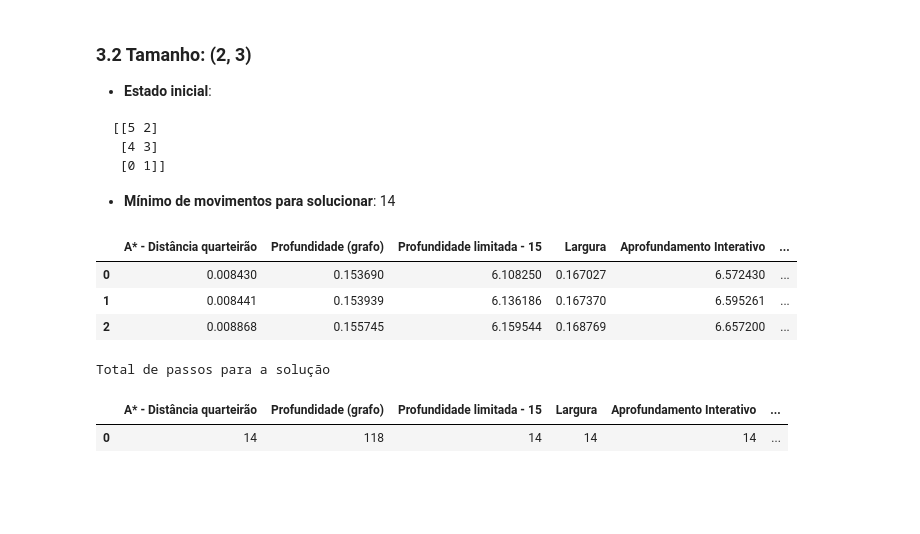
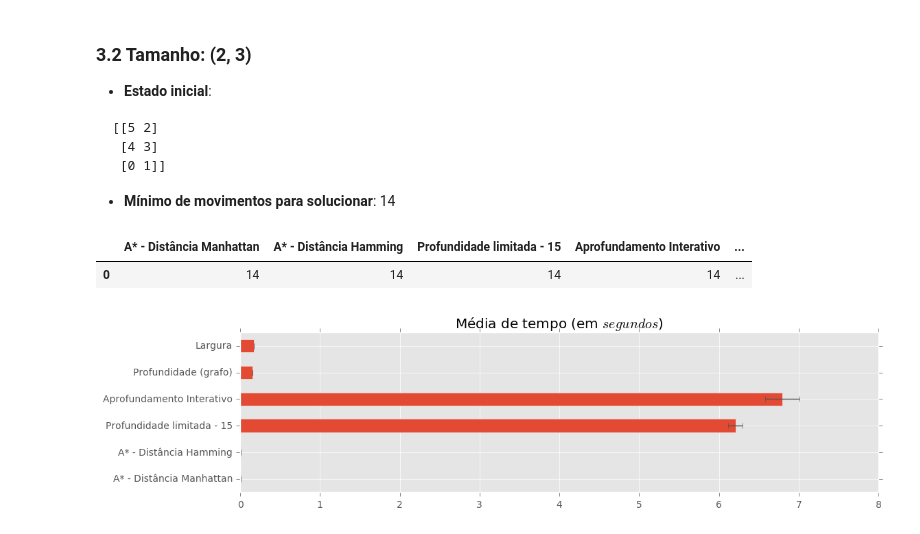
Before and after one commit to IFCE-Ciencia-da-Computacao-2011-2/UDM.279-Inteligencia-Artificial, a Jupyter notebook: Análise de algoritmos de busca no problema Sliding puzzle.ipynb, the cells around one changed output. Cells and saved outputs as stored; diff of their text form; code cells hidden in the pictures; blank space fills up the shorter version.

```diff
--- a/Análise de algoritmos de busca no problema Sliding puzzle.ipynb
+++ b/Análise de algoritmos de busca no problema Sliding puzzle.ipynb
@@ -135,16 +128,10 @@ helper.grafico_desvio_padrao(resultado_2_x_2[0])
 * **Mínimo de movimentos para solucionar**: 14
 # %%
 resultado_2_x_3 = helper.processar_resultados(data['(2, 3)'])
-resultado_2_x_3[0].head(3)
+helper.grafico_desvio_padrao(resultado_2_x_3[0], figsize=(12, 3))
+
+resultado_2_x_3[1]
 # %% [output]
-|  | A* - Distância quarteirão | Profundidade (grafo) | Profundidade limitada - 15 | Largura | Aprofundamento Interativo | ... |
-| 0 | 0.008430 | 0.153690 | 6.108250 | 0.167027 | 6.572430 | ... |
-| 1 | 0.008441 | 0.153939 | 6.136186 | 0.167370 | 6.595261 | ... |
-| 2 | 0.008868 | 0.155745 | 6.159544 | 0.168769 | 6.657200 | ... |
+|  | A* - Distância Manhattan | A* - Distância Hamming | Profundidade limitada - 15 | Aprofundamento Interativo | ... |
+| 0 | 14 | 14 | 14 | 14 | ... |
+[figure, added]
-# %%
-print("Total de passos para a solução")
-resultado_2_x_3[1]
-# %% [output]
-Total de passos para a solução
-|  | A* - Distância quarteirão | Profundidade (grafo) | Profundidade limitada - 15 | Largura | Aprofundamento Interativo | ... |
-| 0 | 14 | 118 | 14 | 14 | 14 | ... |
```
Also changed, not shown: parts of 13 cells of this notebook, 9 other files.
